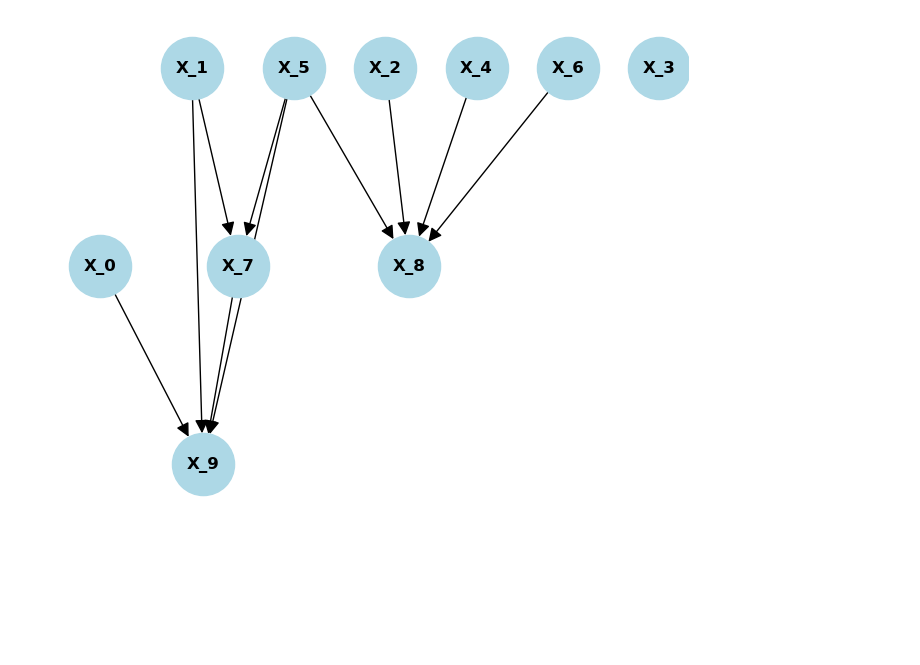
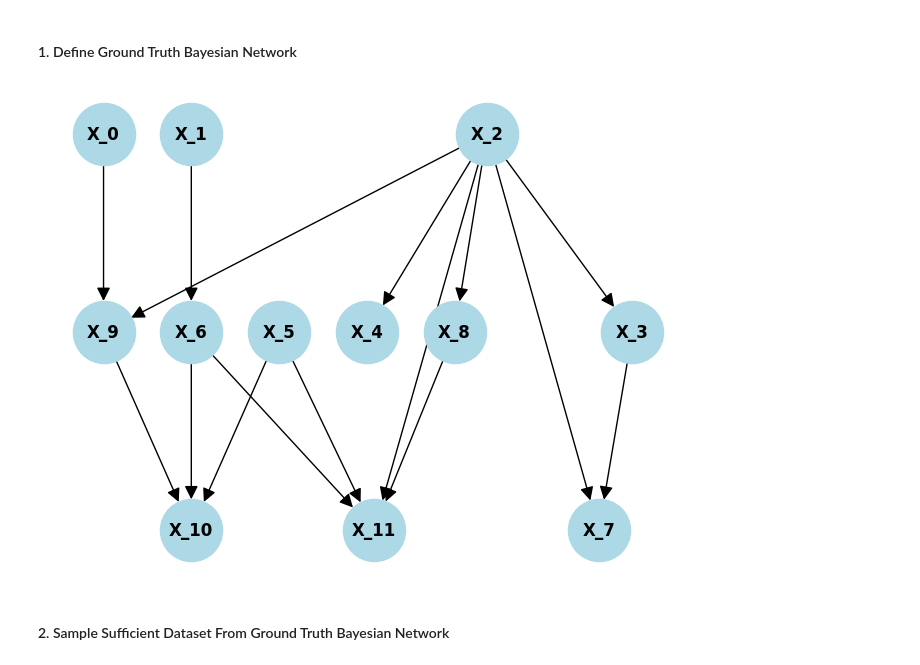
Before and after one commit to TumeloMkwambe/Honours-RP, a Jupyter notebook: playground.ipynb, the cells around one changed output. Saved outputs shown, nothing was run; the diff lists cells and outputs as text; code cells hidden in the pictures; blank space fills up the shorter version.

```diff
--- a/playground.ipynb
+++ b/playground.ipynb
@@ -3,7 +14,10 @@ import pandas as pd
 from mlp_explainer.synthetic_data import SyntheticData
+# %% [markdown]
+#### 1. Define Ground Truth Bayesian Network
 # %%
-experiment_1 = SyntheticData('experiment_1')
+identifier = 'experiment_2'
+experiment = SyntheticData(identifier)
 # %%
-experiment_1.draw_network()
+experiment.draw_network()
 # %% [output]
-[figure, old version]
+[figure, new version]
@@ -13,0 +24,2 @@ experiment_1.save()
+# %% [markdown]
+#### 2. Sample Sufficient Dataset From Ground Truth Bayesian Network
```
Also changed, not shown: parts of 26 cells of this notebook, 14 other files.
